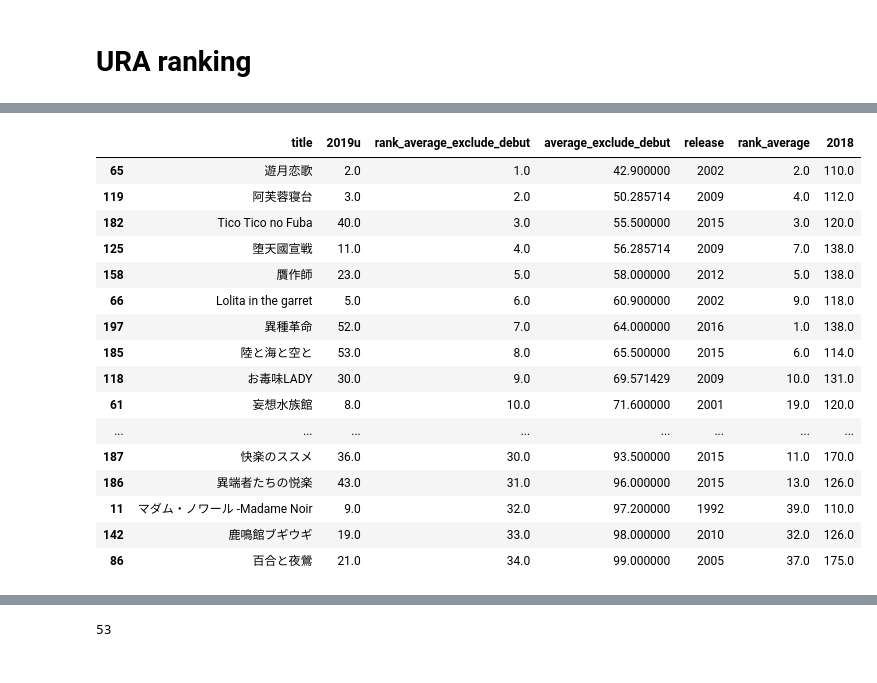
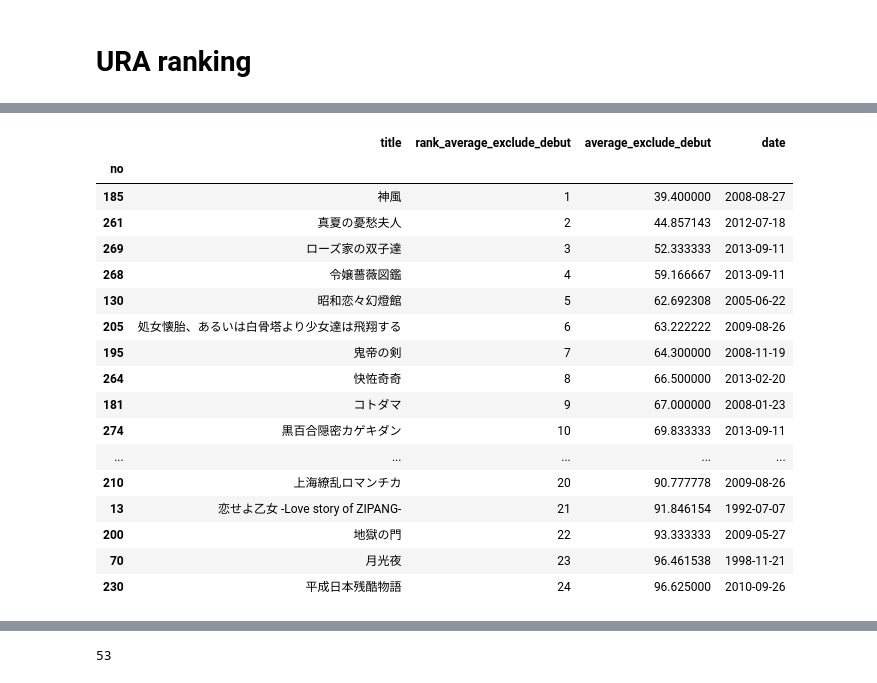
Before and after one commit to tabris913/aliran, a Jupyter notebook: aliran.ipynb, the cells around one changed output, grey strips where cells are left out. Drawn from its saved outputs; the diff is of its cells as text; code cells hidden in the pictures.

```diff
--- a/aliran.ipynb
+++ b/aliran.ipynb
@@ -16,10 +7,36 @@ URA = '2019'
+# %%
+# setting
+## file name
+FILENAME = './summary.json'
+COLUMNS = [
+    'title', 'date', 'initial', 'kind', # '2019u',
+    '2007', '2008', '2009', '2010', '2011', '2012', '2013', '2014', '2015', '2016', '2017', '2018', '2019',
+    'average_all', 'average', 'average_exclude_debut', 'highest', 'highest_exclude_debut',
+    'over30', 'over50', 'over100', 'over200', 'under30', 'under50', 'under100', 'under200', 'count_all', 'count'
+]
+URA = '2019'
+RANK_ALL = ['2005', '2006#1', '2006#2', '2007', '2008', '2009', '2010', '2011', '2012', '2013', '2014', '2015', '2016', '2017', '2018', '2019']
+RANK = RANK_ALL[3:]
+
+def year_filter(value: str, initial: str, array: list, mode: str = 'ge'):
+    if mode not in ['gt', 'ge']:
+        raise ValueError(f'invalid mode: {mode}')
+    if value in array and initial in array:
+        if mode == 'ge':
+            return array.index(value) >= array.index(initial)
+        else:
+            return array.index(value) > array.index(initial)
+    elif value in array:
+        return True
+    else:
+        return False
 # %%
 # read json
 with open(FILENAME, encoding='utf8') as summary_file:
     summary = json.load(summary_file)
 # %%
 # make main dataframe
-df = pandas.DataFrame(summary).astype({'initial': int})
+df = pandas.DataFrame(summary)
 df.index = df.no
 df['average_all'] = df.average
 df = df.drop(columns=['no', 'average'], axis=0)
@@ -89,5 +353,10 @@ RANK = [2007, 2008, 2009, 2010, 2011, 2012, 2013, 2014, 2015, 2016, 2017, 2018,
 
 # ura ranking
 ura = df[df[URA] > 100][COLUMNS]
+ura['rank_average'] = ura.average.rank(method='min', na_option='bottom')
+ura['rank_average_exclude_debut'] = ura.average_exclude_debut.rank(method='min', na_option='bottom')
+ura['rank_highest'] = ura.highest.rank(method='min', na_option='bottom')
+ura['rank_highest_exclude_debut'] = ura.highest_exclude_debut.rank(method='min', na_option='bottom')
+
 ura.head()
 # %% [output]
@@ -178,8 +371,7 @@ result.query('under_100 == True')[['title', 'release', '2019u']].join(ura_list[2
 # %%
-tmp = result.sort_values(['rank_average_exclude_debut', 'release'], ascending=[True, True]) \
-      .query('average_exclude_debut <= 100') \
-      [['title', '2019u', 'rank_average_exclude_debut', 'average_exclude_debut', 'release', 'rank_average']] \
-      .join(ura_list[2018])
-print(tmp[tmp['2019u'] <= 10].count())
-tmp
+average_top = ura.sort_values(['rank_average_exclude_debut', 'date'], ascending=[True, True]) \
+                 .query('average_exclude_debut <= 100') \
+                 [['title', 'rank_average_exclude_debut', 'average_exclude_debut', 'date']].astype({'rank_average_exclude_debut': int})
+
+average_top
 # %% [output]
@@ -194,18 +378,19 @@ dtype: int64
-|  | title | 2019u | rank_average_exclude_debut | average_exclude_debut | release | rank_average | 2018 |
-| 65 | 遊月恋歌 | 2.0 | 1.0 | 42.900000 | 2002 | 2.0 | 110.0 |
-| 119 | 阿芙蓉寝台 | 3.0 | 2.0 | 50.285714 | 2009 | 4.0 | 112.0 |
-| 182 | Tico Tico no Fuba | 40.0 | 3.0 | 55.500000 | 2015 | 3.0 | 120.0 |
-| 125 | 堕天國宣戦 | 11.0 | 4.0 | 56.285714 | 2009 | 7.0 | 138.0 |
-| 158 | 贋作師 | 23.0 | 5.0 | 58.000000 | 2012 | 5.0 | 138.0 |
-| 66 | Lolita in the garret | 5.0 | 6.0 | 60.900000 | 2002 | 9.0 | 118.0 |
-| 197 | 異種革命 | 52.0 | 7.0 | 64.000000 | 2016 | 1.0 | 138.0 |
-| 185 | 陸と海と空と | 53.0 | 8.0 | 65.500000 | 2015 | 6.0 | 114.0 |
-| 118 | お毒味LADY | 30.0 | 9.0 | 69.571429 | 2009 | 10.0 | 131.0 |
-| 61 | 妄想水族館 | 8.0 | 10.0 | 71.600000 | 2001 | 19.0 | 120.0 |
-| ... | ... | ... | ... | ... | ... | ... | ... |
-| 187 | 快楽のススメ | 36.0 | 30.0 | 93.500000 | 2015 | 11.0 | 170.0 |
-| 186 | 異端者たちの悦楽 | 43.0 | 31.0 | 96.000000 | 2015 | 13.0 | 126.0 |
-| 11 | マダム・ノワール -Madame Noir | 9.0 | 32.0 | 97.200000 | 1992 | 39.0 | 110.0 |
-| 142 | 鹿鳴館ブギウギ | 19.0 | 33.0 | 98.000000 | 2010 | 32.0 | 126.0 |
-| 86 | 百合と夜鶯 | 21.0 | 34.0 | 99.000000 | 2005 | 37.0 | 175.0 |
+|  | title | rank_average_exclude_debut | average_exclude_debut | date |
+| no |  |  |  |  |
+| 185 | 神風 | 1 | 39.400000 | 2008-08-27 |
+| 261 | 真夏の憂愁夫人 | 2 | 44.857143 | 2012-07-18 |
+| 269 | ローズ家の双子達 | 3 | 52.333333 | 2013-09-11 |
+| 268 | 令嬢薔薇図鑑 | 4 | 59.166667 | 2013-09-11 |
+| 130 | 昭和恋々幻燈館 | 5 | 62.692308 | 2005-06-22 |
+| 205 | 処女懐胎、あるいは白骨塔より少女達は飛翔する | 6 | 63.222222 | 2009-08-26 |
+| 195 | 鬼帝の剣 | 7 | 64.300000 | 2008-11-19 |
+| 264 | 快恠奇奇 | 8 | 66.500000 | 2013-02-20 |
+| 181 | コトダマ | 9 | 67.000000 | 2008-01-23 |
+| 274 | 黒百合隠密カゲキダン | 10 | 69.833333 | 2013-09-11 |
+| ... | ... | ... | ... | ... |
+| 210 | 上海繚乱ロマンチカ | 20 | 90.777778 | 2009-08-26 |
+| 13 | 恋せよ乙女 -Love story of ZIPANG- | 21 | 91.846154 | 1992-07-07 |
+| 200 | 地獄の門 | 22 | 93.333333 | 2009-05-27 |
+| 70 | 月光夜 | 23 | 96.461538 | 1998-11-21 |
+| 230 | 平成日本残酷物語 | 24 | 96.625000 | 2010-09-26 |
 # %%
```
Also changed, not shown: parts of 35 cells of this notebook, 5 other files.
